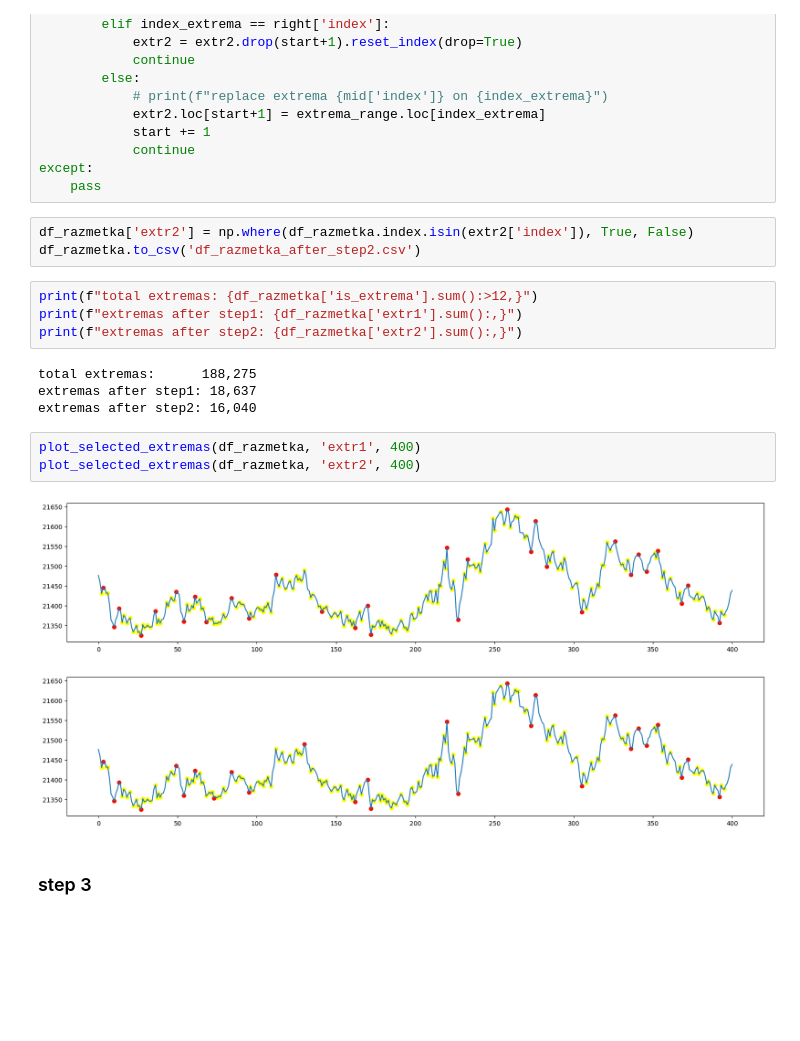
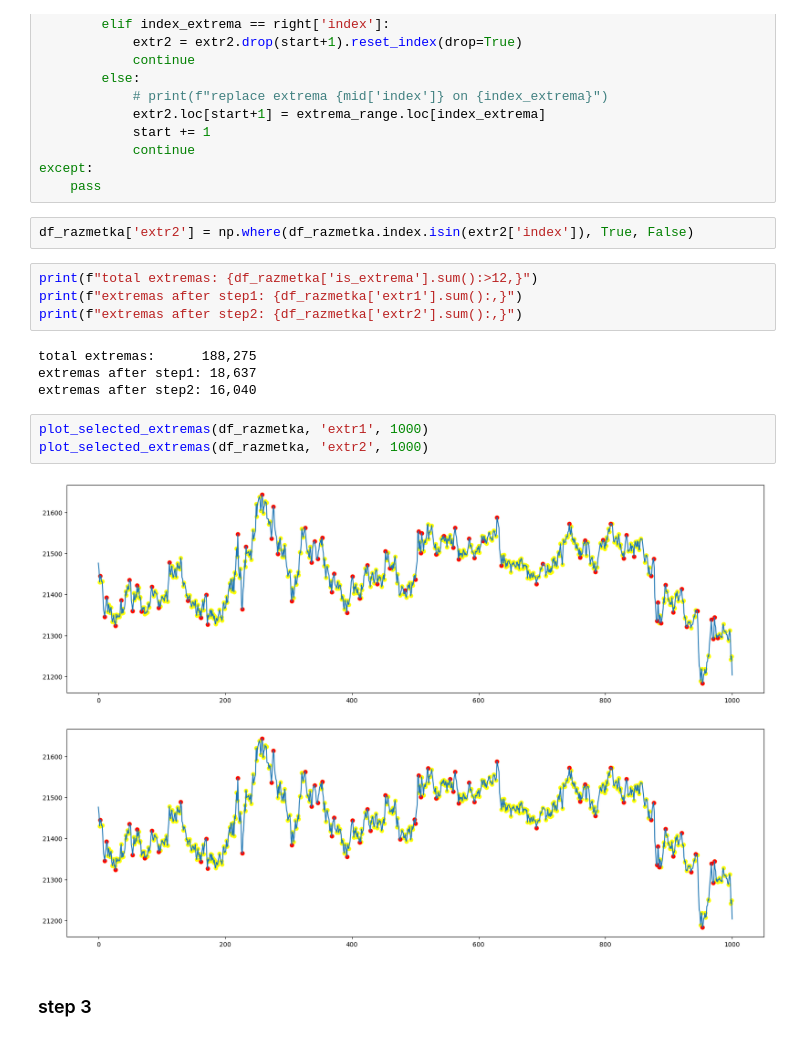
Before and after one commit to NikitaKrotenko/Diploma, a Jupyter notebook: razmetka.ipynb, the cells around one changed output. Drawn from its saved outputs; the diff is of its cells as text; blank space fills up the shorter version.

```diff
--- a/razmetka.ipynb
+++ b/razmetka.ipynb
@@ -403,7 +410,6 @@ except:
     pass
 # %%
 df_razmetka['extr2'] = np.where(df_razmetka.index.isin(extr2['index']), True, False)
-df_razmetka.to_csv('df_razmetka_after_step2.csv')
 # %%
 print(f"total extremas: {df_razmetka['is_extrema'].sum():>12,}")
 print(f"extremas after step1: {df_razmetka['extr1'].sum():,}")
@@ -413,10 +419,10 @@ total extremas:      188,275
 extremas after step1: 18,637
 extremas after step2: 16,040
 # %%
-plot_selected_extremas(df_razmetka, 'extr1', 400)
-plot_selected_extremas(df_razmetka, 'extr2', 400)
+plot_selected_extremas(df_razmetka, 'extr1', 1000)
+plot_selected_extremas(df_razmetka, 'extr2', 1000)
 # %% [output]
-[figure, old version]
+[figure, new version]
-[figure, old version]
+[figure, new version]
 # %% [markdown]
 ### step 3
```
Also changed, not shown: parts of 62 cells of this notebook, 2 other files.
